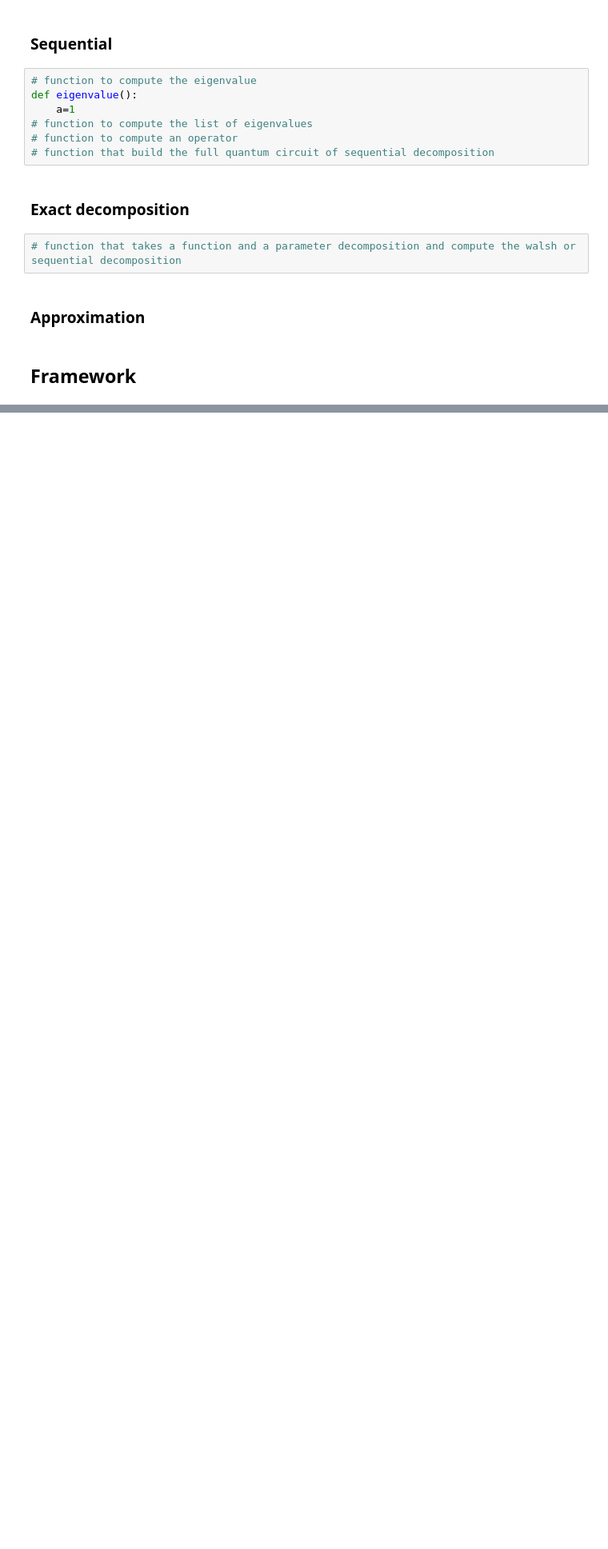
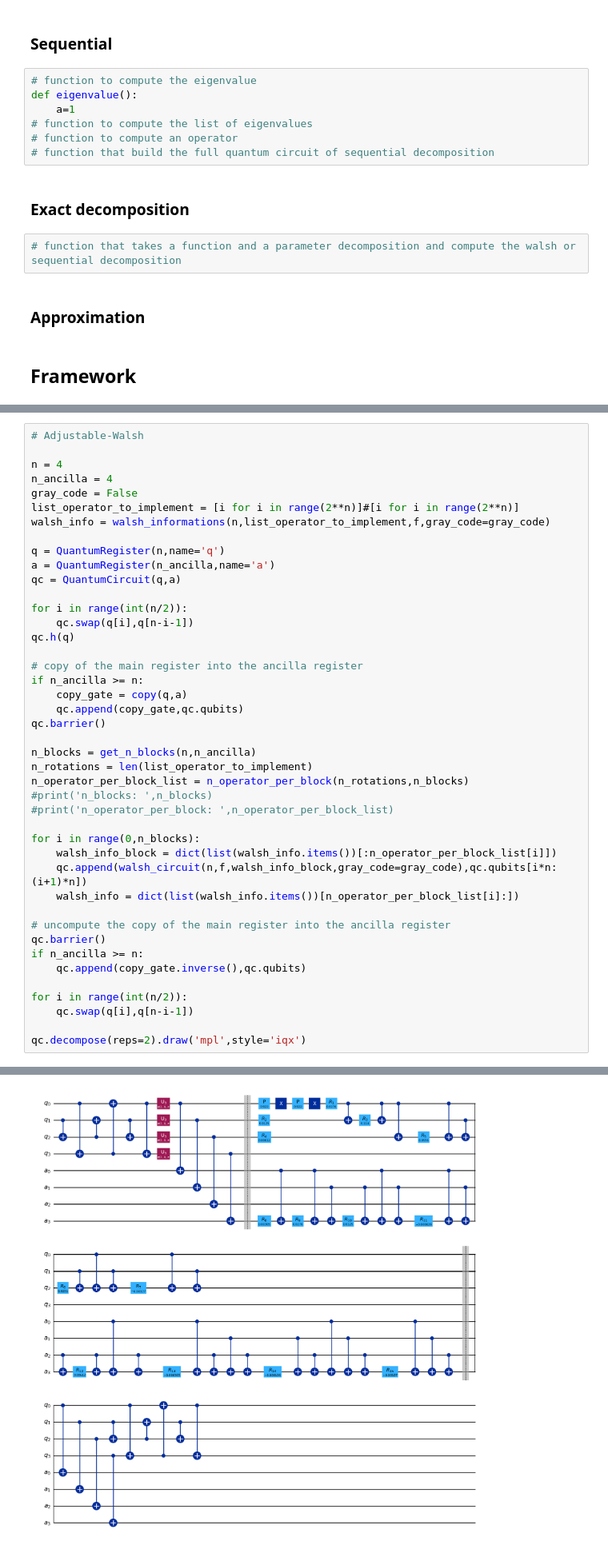
Before and after one commit to ugo-nzongani/Adjustable-depth-quantum-circuit-for-diagonal-unitary-and-QSP, a Jupyter notebook: zylberman_nzongani.ipynb, the cells around one changed output, grey strips where cells are left out. Shown at 80% size. Drawn from its saved outputs; the diff is of its cells as text; blank space fills up the shorter version.

```diff
--- a/zylberman_nzongani.ipynb
+++ b/zylberman_nzongani.ipynb
@@ -539,0 +482,44 @@ plt.show()
+# %%
+# Adjustable-Walsh
+
+n = 4
+n_ancilla = 4
+gray_code = False
+list_operator_to_implement = [i for i in range(2**n)]#[i for i in range(2**n)]
+walsh_info = walsh_informations(n,list_operator_to_implement,f,gray_code=gray_code)
+
+q = QuantumRegister(n,name='q')
+a = QuantumRegister(n_ancilla,name='a')
+qc = QuantumCircuit(q,a)
+
+for i in range(int(n/2)):
+    qc.swap(q[i],q[n-i-1])
+qc.h(q)
+
+# copy of the main register into the ancilla register
+if n_ancilla >= n:
+    copy_gate = copy(q,a)
+    qc.append(copy_gate,qc.qubits)
+qc.barrier()
+
+n_blocks = get_n_blocks(n,n_ancilla)
+n_rotations = len(list_operator_to_implement)
+n_operator_per_block_list = n_operator_per_block(n_rotations,n_blocks)
+#print('n_blocks: ',n_blocks)
+#print('n_operator_per_block: ',n_operator_per_block_list)
+
+for i in range(0,n_blocks):
+    walsh_info_block = dict(list(walsh_info.items())[:n_operator_per_block_list[i]])
+    qc.append(walsh_circuit(n,f,walsh_info_block,gray_code=gray_code),qc.qubits[i*n:(i+1)*n])
+    walsh_info = dict(list(walsh_info.items())[n_operator_per_block_list[i]:])
+
+# uncompute the copy of the main register into the ancilla register
+qc.barrier()
+if n_ancilla >= n:
+    qc.append(copy_gate.inverse(),qc.qubits)
+
+for i in range(int(n/2)):
+    qc.swap(q[i],q[n-i-1])
+
+qc.decompose(reps=2).draw('mpl',style='iqx')
+# %% [output]
@@ -539,0 +528 @@ plt.show()
+[figure, added]
```
Also changed, not shown: parts of 16 cells of this notebook.
